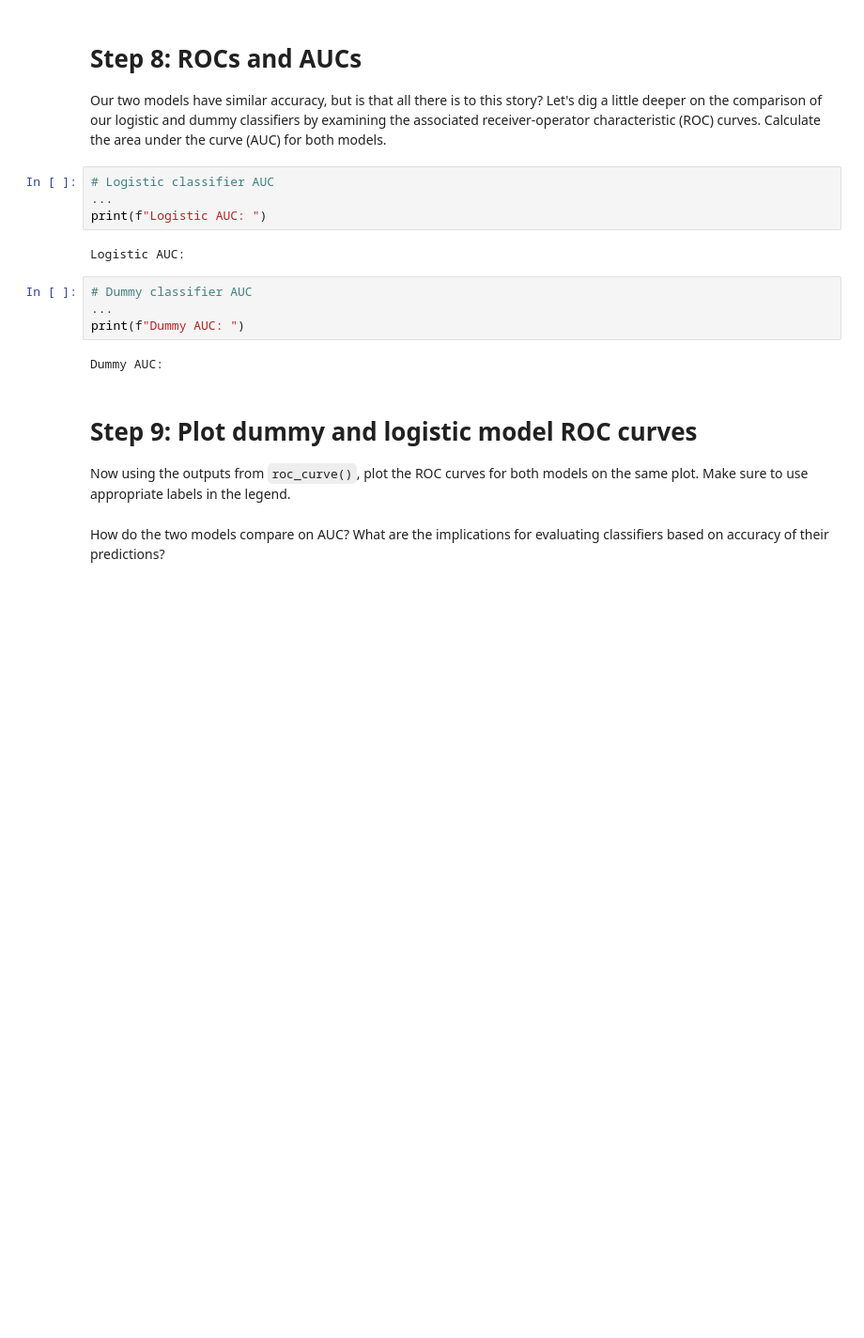
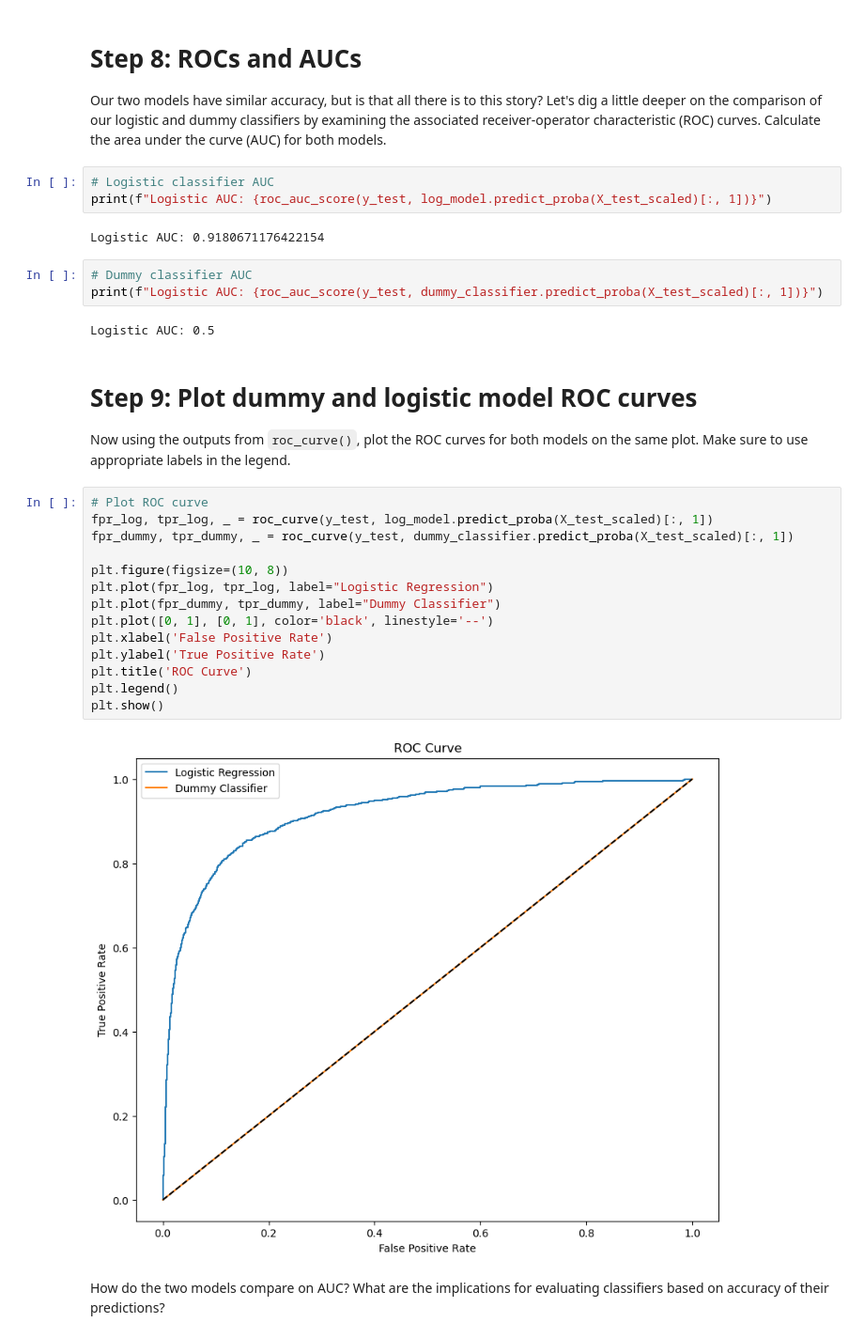
Before and after one commit to imsibaja/eds232-labs, a Jupyter notebook: Week3/lab3-wildfire.ipynb, the cells around one changed output. Shown at 94% size. Saved outputs shown, nothing was run; the diff lists cells and outputs as text; blank space fills up the shorter version.

```diff
--- a/Week3/lab3-wildfire.ipynb
+++ b/Week3/lab3-wildfire.ipynb
@@ -182,19 +281,33 @@ Dummy Confusion Matrix:
 Our two models have similar accuracy, but is that all there is to this story?  Let's dig a little deeper on the comparison of our logistic and dummy classifiers by examining the associated receiver-operator characteristic (ROC) curves. Calculate the area under the curve (AUC) for both models.
 # %%
 # Logistic classifier AUC
-...
-print(f"Logistic AUC: ")
+print(f"Logistic AUC: {roc_auc_score(y_test, log_model.predict_proba(X_test_scaled)[:, 1])}")
 # %% [output]
-Logistic AUC:
+Logistic AUC: 0.9180671176422154
 # %%
 # Dummy classifier AUC
-...
-print(f"Dummy AUC: ")
+print(f"Logistic AUC: {roc_auc_score(y_test, dummy_classifier.predict_proba(X_test_scaled)[:, 1])}")
 # %% [output]
-Dummy AUC:
+Logistic AUC: 0.5
 # %% [markdown]
 # Step 9: Plot dummy and logistic model ROC curves
 Now using the outputs from `roc_curve()`, plot the ROC curves for both models on the same plot.  Make sure to use appropriate labels in the legend.
+# %%
+# Plot ROC curve
+fpr_log, tpr_log, _ = roc_curve(y_test, log_model.predict_proba(X_test_scaled)[:, 1])
+fpr_dummy, tpr_dummy, _ = roc_curve(y_test, dummy_classifier.predict_proba(X_test_scaled)[:, 1])
+
+plt.figure(figsize=(10, 8))
+plt.plot(fpr_log, tpr_log, label="Logistic Regression")
+plt.plot(fpr_dummy, tpr_dummy, label="Dummy Classifier")
+plt.plot([0, 1], [0, 1], color='black', linestyle='--')
+plt.xlabel('False Positive Rate')
+plt.ylabel('True Positive Rate')
+plt.title('ROC Curve')
+plt.legend()
+plt.show()
+# %% [output]
+[figure, added]
 # %% [markdown]
 How do the two models compare on AUC?  What are the implications for evaluating classifiers based on accuracy of their predictions?
 # %% [markdown]
```
Also changed, not shown: parts of 21 cells of this notebook, 2 other files.
